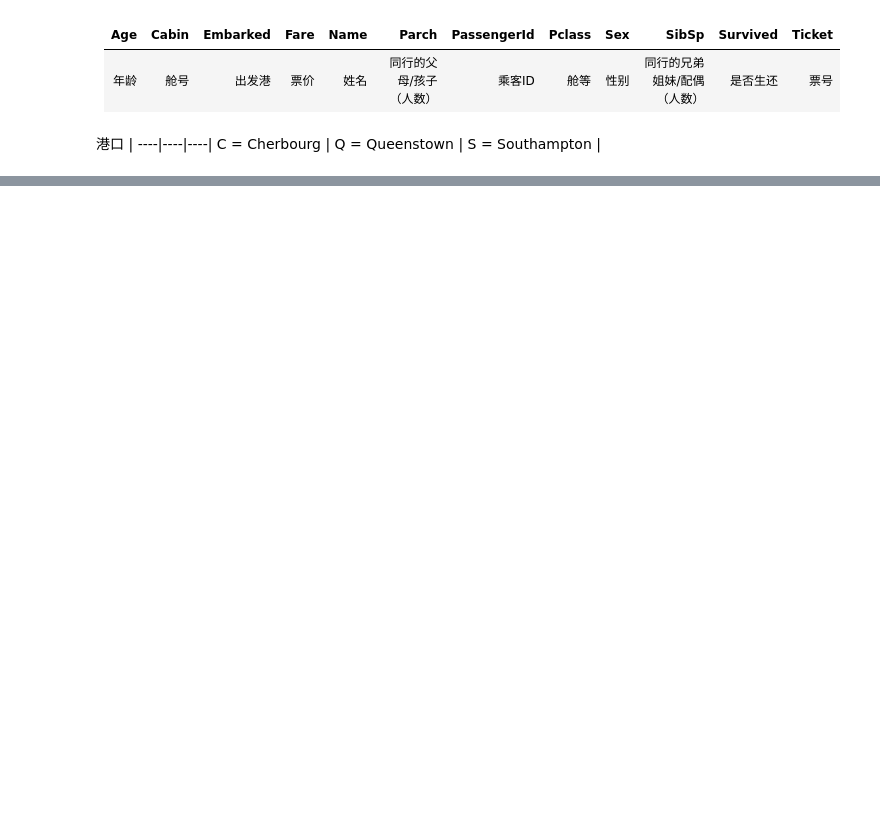
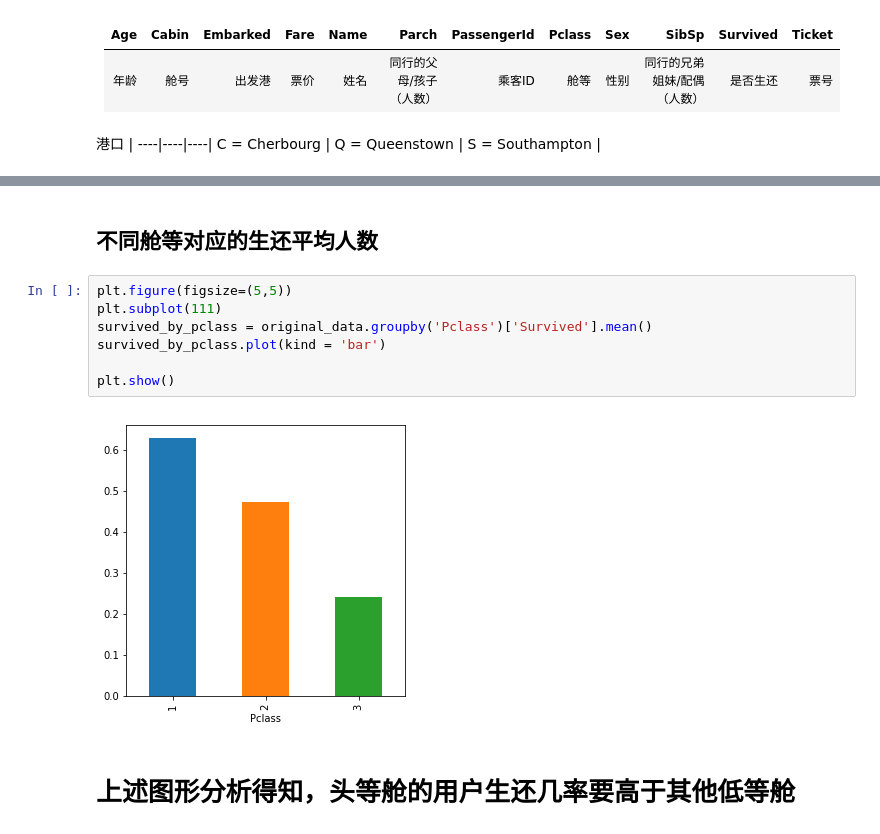
Before and after one commit to coolqidedd/linear_algebra, a Jupyter notebook: example/tianic_search.ipynb, the cells around one changed output, grey strips where cells are left out. Drawn from its saved outputs; the diff is of its cells as text; blank space fills up the shorter version.

```diff
--- a/example/tianic_search.ipynb
+++ b/example/tianic_search.ipynb
@@ -153,0 +174,13 @@ plt.show()
+# %% [markdown]
+## 不同舱等对应的生还平均人数
+# %%
+plt.figure(figsize=(5,5))
+plt.subplot(111)
+survived_by_pclass = original_data.groupby('Pclass')['Survived'].mean()
+survived_by_pclass.plot(kind = 'bar')
+
+plt.show()
+# %% [output]
+[figure, added]
+# %% [markdown]
+# 上述图形分析得知，头等舱的用户生还几率要高于其他低等舱
```
Also changed, not shown: parts of 15 cells of this notebook, 2 other files.
